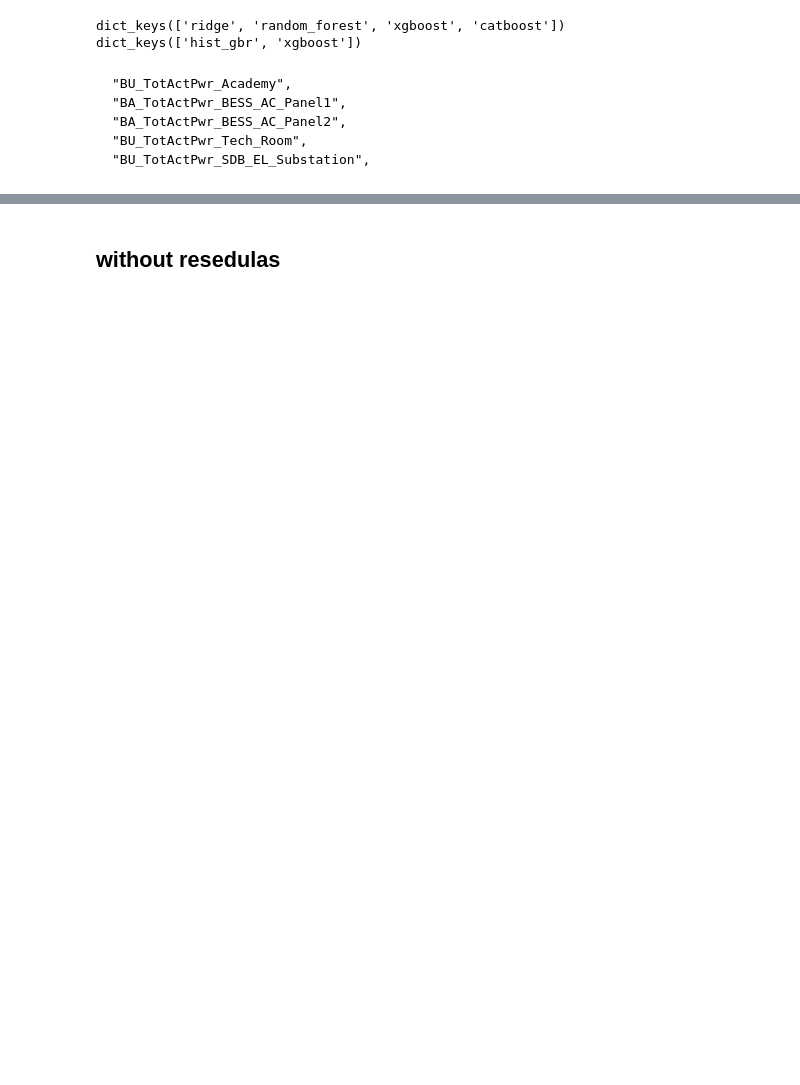
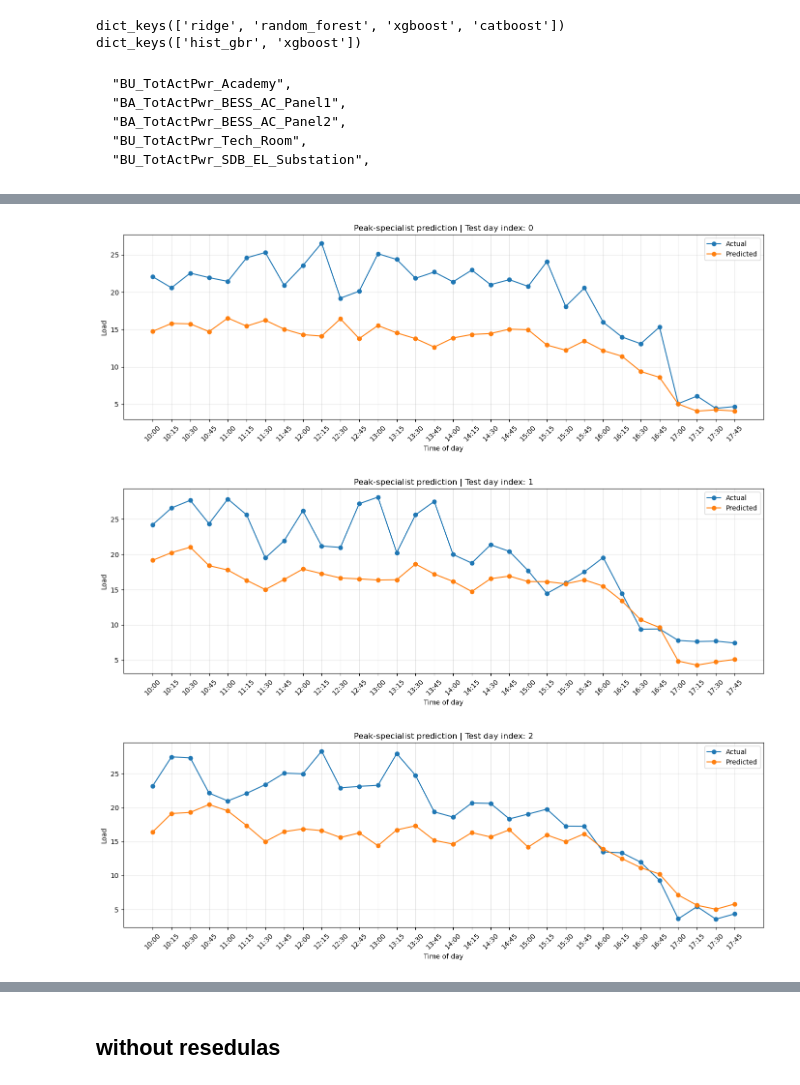
Before and after one commit to MilanMavani/Thesis_EMS_LF, a Jupyter notebook: JupyterNotebooks/Profile_LF.ipynb, the cells around one changed output, grey strips where cells are left out. Cells and saved outputs as stored; diff of their text form; code cells hidden in the pictures; blank space fills up the shorter version.

```diff
--- a/JupyterNotebooks/Profile_LF.ipynb
+++ b/JupyterNotebooks/Profile_LF.ipynb
@@ -47,0 +48,24 @@ df_imputed.head()
+# %%
+from src.peak_specialist import run_peak_specialist_experiment
+
+target_col = "BU_TotActPwr_Academy"
+feature_cols = [c for c in df_imputed.columns if c != target_col]
+
+peak_results, peak_horizon, peak_predictions, peak_model = run_peak_specialist_experiment(
+    df=df_imputed,
+    target_col=target_col,
+    feature_cols=feature_cols,
+    dataset_name="peak_specialist_10_18",
+    output_dir=r"C:\Data_analysis\Thesis\outputs\peaks",
+    peak_start_hour=10,
+    peak_end_hour=18,
+    horizon_steps=96,
+    issue_hour=23,
+    issue_minute=45,
+    train_ratio=0.80,
+    val_ratio=0.10,
+    test_ratio=0.10,
+    drop_feature_nan=False,
+)
+
+peak_results
@@ -47,0 +158,8 @@ df_imputed.head()
+# %%
+plot_peak_prediction_day(peak_predictions, day_idx=0)
+plot_peak_prediction_day(peak_predictions, day_idx=1)
+plot_peak_prediction_day(peak_predictions, day_idx=2)
+# %% [output]
+[figure, added]
+[figure, added]
+[figure, added]
```
Also changed, not shown: parts of 29 cells of this notebook, 4 other files.
